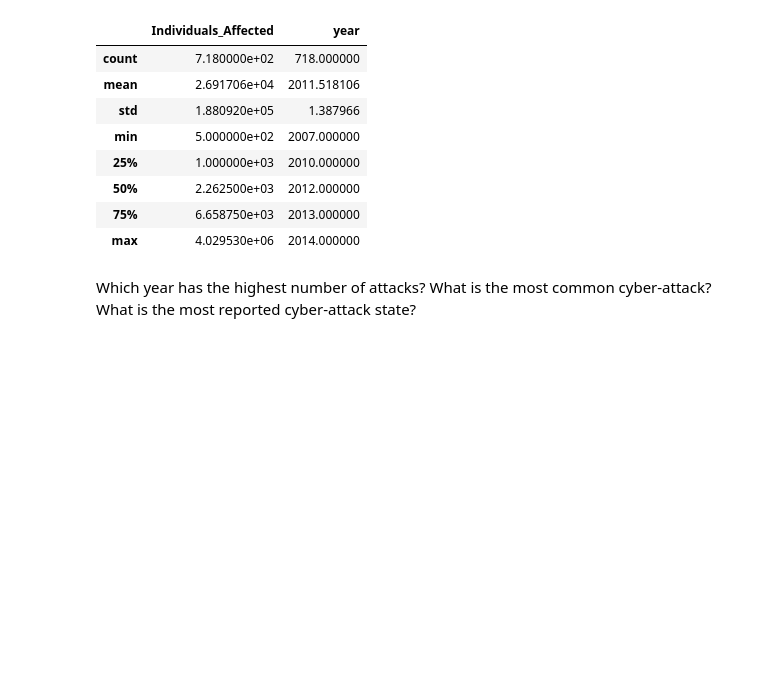
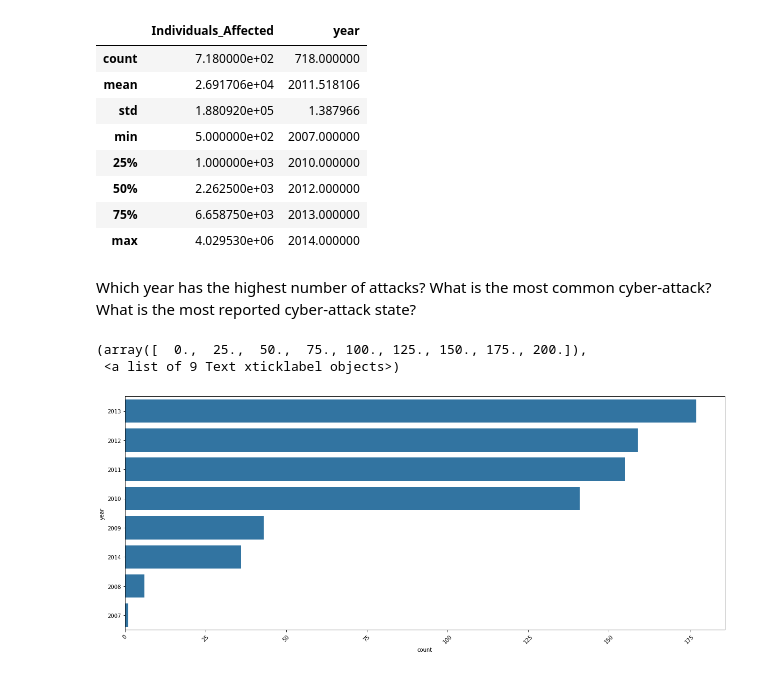
Before and after one commit to simofleanta/Data_coding_preparations, a Jupyter notebook: cyber.ipynb, the cells around one changed output. Cells and saved outputs as stored; diff of their text form; code cells hidden in the pictures; blank space fills up the shorter version.

```diff
--- a/cyber.ipynb
+++ b/cyber.ipynb
@@ -95,3 +95,17 @@ df.describe()
 Which year has the highest number of attacks?
 What is the most common cyber-attack?
 What is the most reported cyber-attack state?
+# %%
+
+base_color = sns.color_palette()[0]
+year_order = df['year'].value_counts().index
+state_order = df['State'].value_counts().index
+attack_order = df['Type_of_Breach'].value_counts().index
+
+plt.figure(figsize=(20,8))
+sns.countplot(data=df,y='year',color=base_color,order=year_order)
+plt.xticks(rotation=45)
+# %% [output]
+(array([  0.,  25.,  50.,  75., 100., 125., 150., 175., 200.]),
+ <a list of 9 Text xticklabel objects>)
+[figure, added]
```
Also changed, not shown: parts of 3 cells of this notebook.
